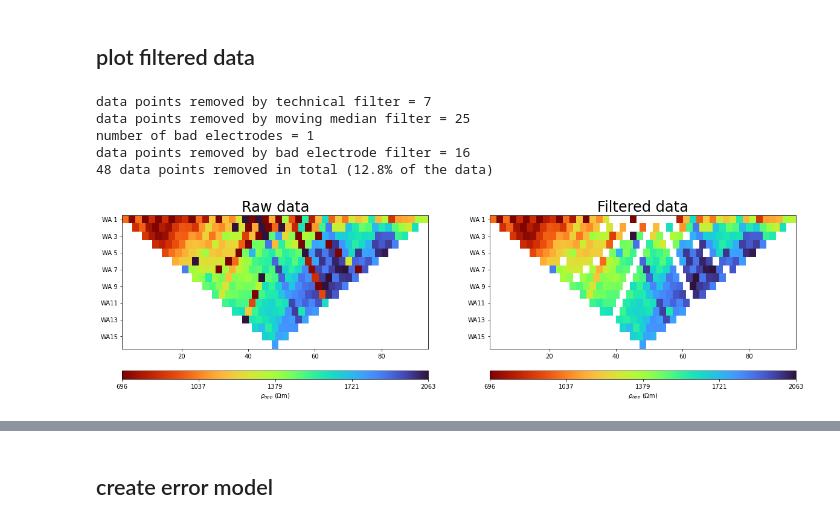
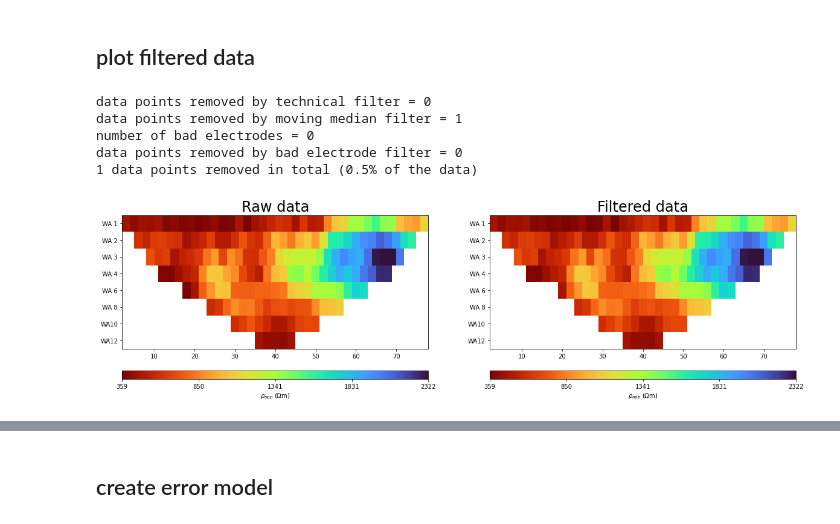
Before and after one commit to teddiherring/permafrost-data-processing, a Jupyter notebook: data_processing.ipynb, the cells around one changed output, grey strips where cells are left out. Saved outputs shown, nothing was run; the diff lists cells and outputs as text; code cells hidden in the pictures.

```diff
--- a/data_processing.ipynb
+++ b/data_processing.ipynb
@@ -13,10 +13,10 @@ import math
 # data_raw = ert.load('data_unified/craterlake_2019_may3.txt') # crater lake, has bad electrode
 # data_raw = ert.load('data_unified/oldcrow_wen13_2013_oct14.txt') # old crow, line 13
 # data_raw = ert.load('data_unified/oldcrow_wen1_2013_oct13.txt') # old crow, line 1
-data_raw = ert.load('data_unified/SCH2018-08-29_u_i.txt') # schilthorn
+# data_raw = ert.load('data_unified/SCH2018-08-29_u_i.txt') # schilthorn
 # data_raw = ert.load('data_unified/2001_ALK_2019-10-03_0600_fr.ohm') # seward peninsula summer, forward and reciprocal data
 # data_raw = ert.load('data_unified/2001_ALK_2020-02-01_1000_fr.ohm') # seward peninsula winter, forward and reciprocal data
-# data_raw = ert.load('data_unified/beavercreek_wen1_2010_july22.txt')
+data_raw = ert.load('data_unified/beavercreek_wen1_2010_july22.txt')
 # data_raw = ert.load('data_unified/mp825_2021_sept8_fr.txt')
 
 print(data_raw)
@@ -131,19 +149,7 @@ if len(ind_r)>0: #TODO this only handles recips now
 ## plot the observed data
 # %%
 # put everything back into the pygimli data container to plot
-data_checked = pg.DataContainerERT()
-
-# sensors are the same
-for i in range(0,len(data_raw.sensors())):
-    data_checked.createSensor(np.array(data_raw.sensors()[i])) # 2D, no topography
-
-# add filtered quadripoles and data
-
-cols = df_checked.columns
-for i in range(len(cols)):
-    if max(df_checked[cols[i]]) > 0:
-        data_checked[cols[i]] = np.array(df_checked[cols[i]])
-
+data_checked = make_pg_container(data_raw, df_checked)
 
 mgr = ert.ERTManager(data_checked)
 
@@ -165,4 +171,6 @@ if data_checked.haveData('i'):
     mgr.showData(data_checked, vals=data_checked['i'],ax=ax[1,1],label='Current (A)',cMap='plasma');
 else:
     ax[1,1].text(0.3,0.5,'no current data available',fontsize=16)
+
+# plt.savefig('observed_data.png',format='png',bbox_inches='tight')
 # %% [output]
@@ -252,10 +267,8 @@ n_mmf = 0 # keeping track of how many data are removed
 
 ikeep = np.ones(df_filt.shape[0],dtype=bool)
 
-k=0
-
 for j in range(len(pos_uniq)): # loop through each unique depth level
-    I = (np.where(df_filt['pos']==k)[0])
+    I = (np.where(df_filt['pos']==j)[0])
 
     # moving median of data points
 
@@ -282,9 +295,9 @@ for j in range(len(pos_uniq)): # loop through each unique depth level
     for i in range(len(ithrow)):
         ikeep[I[ithrow[i]]] = 0
 
-    k=k+1
-
 I_mmf = (df_filt[ikeep==False])['start_index']
 df_filt = df_filt[ikeep]
 df_filt = df_filt.reset_index(drop=True)
+
+df_mmf = df_filt.copy()
 # %% [markdown]
@@ -337,20 +350,7 @@ if len(df_filt)==0: # i.e. if all data points are "bad"
 ## plot filtered data
 # %%
 # put everything back into the pygimli data container
-
-data_filt = pg.DataContainerERT()
-
-# sensors are the same
-
-for i in range(0,len(data_raw.sensors())):
-    data_filt.createSensor(np.array(data_raw.sensors()[i])) # 2D, no topography
-
-# add filtered quadripoles and data
-
-cols = df_filt.columns
-for i in range(len(cols)):
-    if max(df_elec_filt[cols[i]]) > 0:
-        data_filt[cols[i]] = np.array(df_elec_filt[cols[i]])
+data_filt = make_pg_container(data_raw, df_filt)
 
 # plot filtered data
 
@@ -366,36 +366,38 @@ mgr.showData(
     cMin=np.sort(data_filt['rhoa'])[int(len(data_filt['rhoa'])/100+1)], # this part trims the color scale to make things easier to see
     cMax=np.sort(data_filt['rhoa'])[-int(len(data_filt['rhoa'])/100+1)],
     logScale=False
 );
 
 ax[0].set_title('Raw data',fontsize=24);
 
 mgr = ert.ERTManager(data_filt)
 mgr.showData(
     data_filt,
     vals=data_filt['rhoa'],
     ax=ax[1],
     label=r'$\rho_{app}$ ($\Omega$m)',
     cMap='turbo_r',
     cMin=np.sort(data_filt['rhoa'])[int(len(data_filt['rhoa'])/100+1)], # this part trims the color scale to make things easier to see
     cMax=np.sort(data_filt['rhoa'])[-int(len(data_filt['rhoa'])/100+1)],
     logScale=False
 );
 ax[1].set_title('Filtered data',fontsize=24);
 
 print('data points removed by technical filter = %.0f'%n_tf)
 print('data points removed by moving median filter = %.0f'%n_mmf)
 print('number of bad electrodes = %.0f'%n_ef)
 print('data points removed by bad electrode filter = %.0f'%len(np.where(I_ef)[0]))
 print('%.0f data points removed in total (%.1f%% of the data)'%(data_checked.size()-data_filt.size(), float((data_checked.size()-data_filt.size())/data_checked.size()*100)))
 
 
 if (data_checked.size()-data_filt.size())/data_checked.size()*100>th_bad_dataset: # i.e. if >30% data are removed
     print('ABORT: too many data points filtered. Data should not be inverted.')
+
+plt.savefig('filtering_summary_plot.png',format='png',bbox_inches='tight')
 # %% [output]
-data points removed by technical filter = 7
-data points removed by moving median filter = 25
-number of bad electrodes = 1
-data points removed by bad electrode filter = 16
-48 data points removed in total (12.8% of the data)
+data points removed by technical filter = 0
+data points removed by moving median filter = 1
+number of bad electrodes = 0
+data points removed by bad electrode filter = 0
+1 data points removed in total (0.5% of the data)
-[figure, old version]
+[figure, new version]
```
Also changed, not shown: parts of 14 cells of this notebook.
